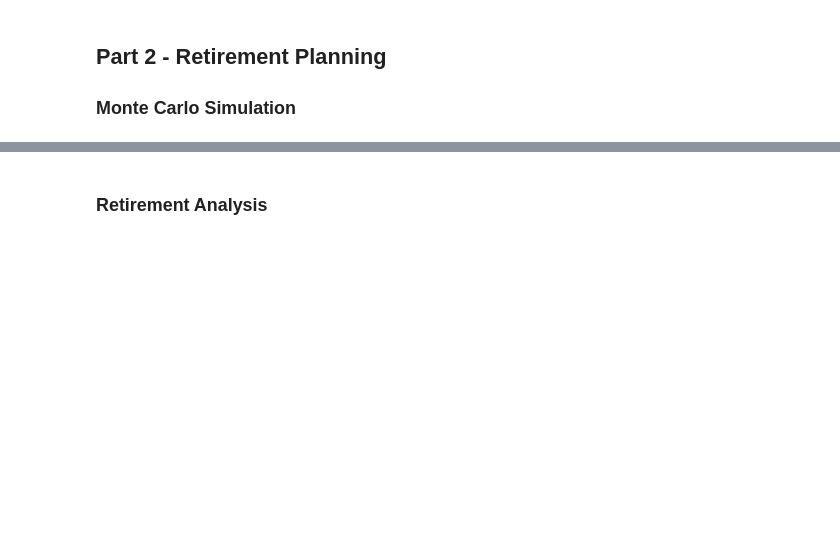
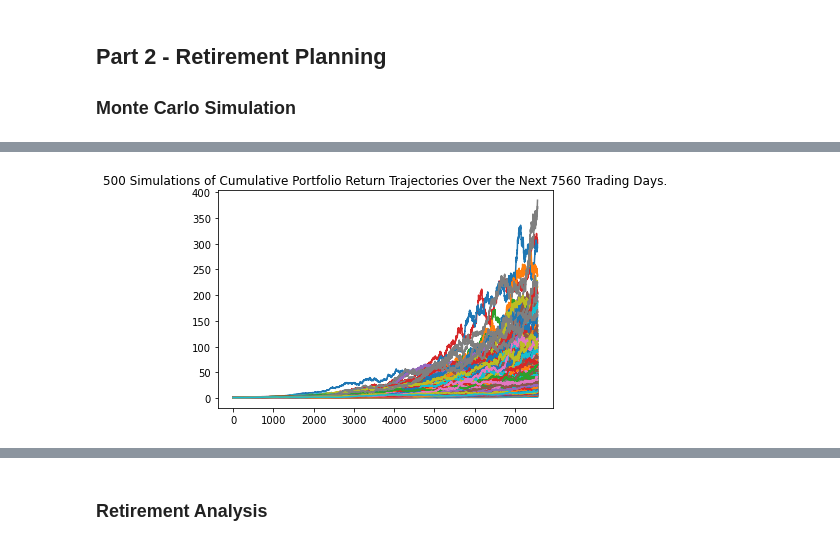
Before and after one commit to somyapanda/fintech-apis, a Jupyter notebook: financial-planner.ipynb, the cells around one changed output, grey strips where cells are left out. Drawn from its saved outputs; the diff is of its cells as text; code cells hidden in the pictures; blank space fills up the shorter version.

```diff
--- a/financial-planner.ipynb
+++ b/financial-planner.ipynb
@@ -183,12 +172,23 @@ Congratulation! You have enough money in your fund.
 ### Monte Carlo Simulation
 # %%
 # Set start and end dates of five years back from today.
-# Sample results may vary from the solution based on the time frame chosen
-start_date = pd.Timestamp('2015-08-07', tz='America/New_York').isoformat()
-end_date = pd.Timestamp('2020-08-07', tz='America/New_York').isoformat()
+start_date = pd.Timestamp('2016-03-19', tz='America/New_York').isoformat()
+end_date = pd.Timestamp('2021-03-19', tz='America/New_York').isoformat()
+# %%
+# Set the tickers
+tickers = ["AGG", "SPY"]
+
+# Set timeframe to '1D' for Alpaca API
+timeframe = "1D"
 # %%
-# Get 5 years' worth of historical data for SPY and AGG
-# YOUR CODE HERE!
+# Get 5 years' worth of historical data for AGG and SPY
+df_stock_data = api.get_barset(
+    tickers,
+    timeframe,
+    start = start_date,
+    end = end_date,
+    limit = 500
+).df
 
 # Display sample data
 df_stock_data.head()
@@ -194,0 +225,8 @@ df_stock_data.head()
+# %%
+# Configuring a Monte Carlo simulation to forecast 30 years cumulative returns
+MC_thirtyyears = MCSimulation(
+    portfolio_data = df_stock_data,
+    weights = [.40, .60],
+    num_simulation = 500,
+    num_trading_days = 252 * 30
+)
@@ -204,5 +279,7 @@ df_stock_data.head()
 # %%
 # Plot simulation outcomes
-# YOUR CODE HERE!
+line_plot_thirty = MC_thirtyyears.plot_simulation()
+# %% [output]
+[figure, added]
 # %%
 # Plot probability distribution and confidence intervals
```
Also changed, not shown: parts of 27 cells of this notebook.
